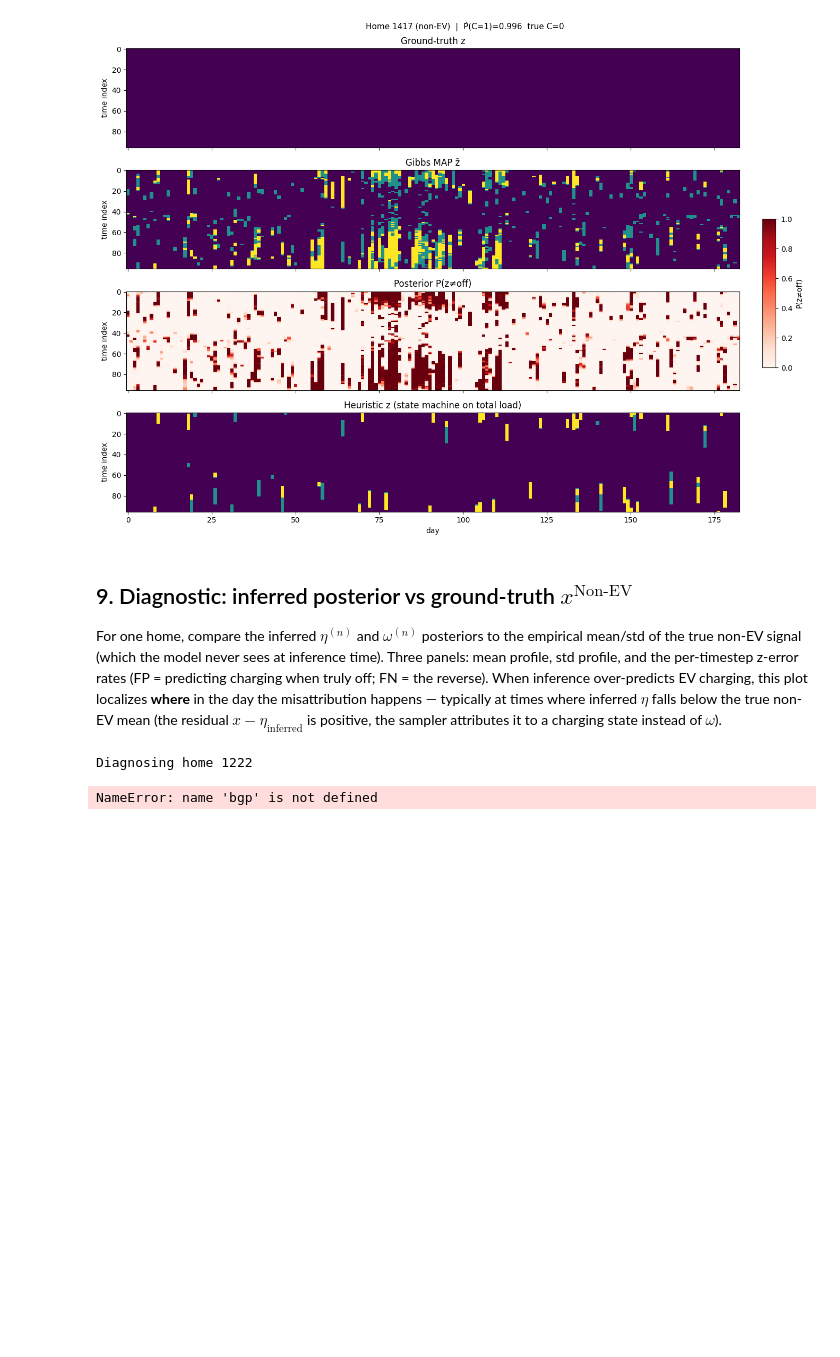
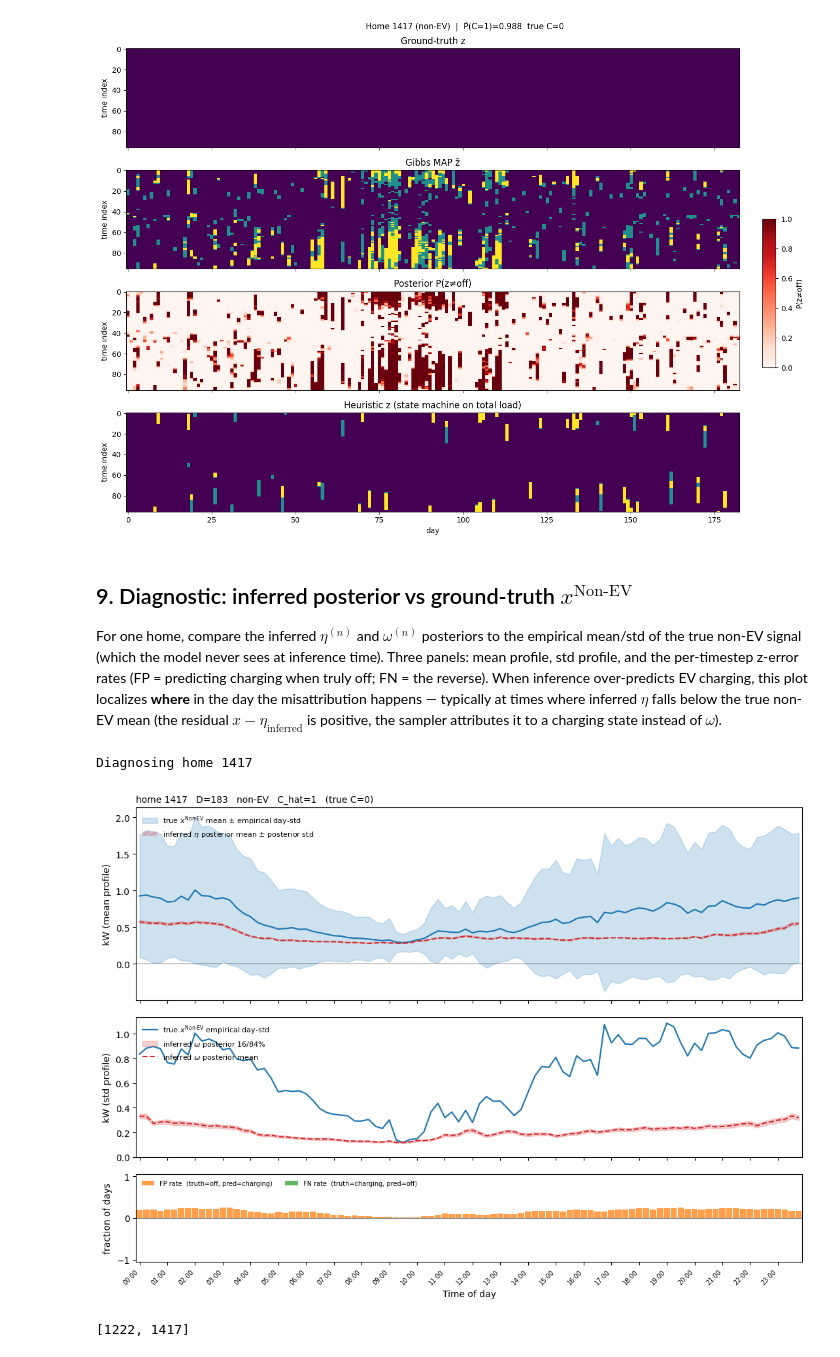
Before and after one commit to jackellishsieh/residential-power-forecasting, a Jupyter notebook: notebooks/jack/infer-model.ipynb, the cells around one changed output. Drawn from its saved outputs; the diff is of its cells as text; code cells hidden in the pictures; blank space fills up the shorter version.

Commit message:
Add diagnostic plot for true vs home standard deviations, and add small-subset inference

```diff
--- a/notebooks/jack/infer-model.ipynb
+++ b/notebooks/jack/infer-model.ipynb
@@ -365,17 +359,23 @@ is positive, the sampler attributes it to a charging state instead of $\omega$).
 # %%
 # Pick a home to diagnose. Default: first EV home with at least some
 # false positives (i.e. where the over-prediction is visible).
-diag_home_id = ev_hids[0] if 'ev_hids' in dir() and len(ev_hids) else \
-               next(iter(inferences))
+# diag_home_id = ev_hids[] if 'ev_hids' in dir() and len(ev_hids) else \
+#                next(iter(inferences))
+
+diag_home_id = 1417
 print(f'Diagnosing home {diag_home_id}')
 
 fig_diag = bgp.plot_inference_vs_truth(
     test_df  = test_df_sub,
     inference = inferences[diag_home_id],
     params    = params,
     home_id   = diag_home_id,
 )
 plt.show()
 # %% [output]
-Diagnosing home 1222
+Diagnosing home 1417
-NameError: name 'bgp' is not defined
+[figure, added]
+# %%
+HOME_IDS
+# %% [output]
+[1222, 1417]
```
Also changed, not shown: parts of 4 cells of this notebook.
